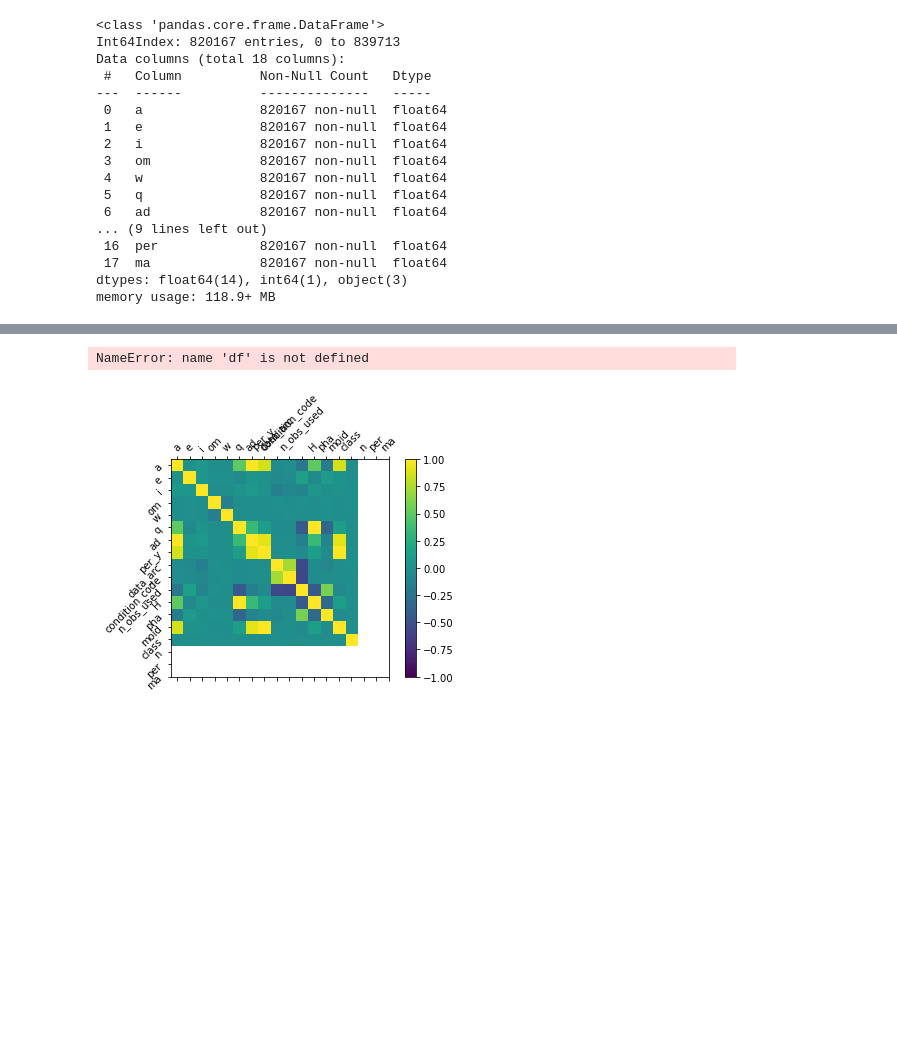
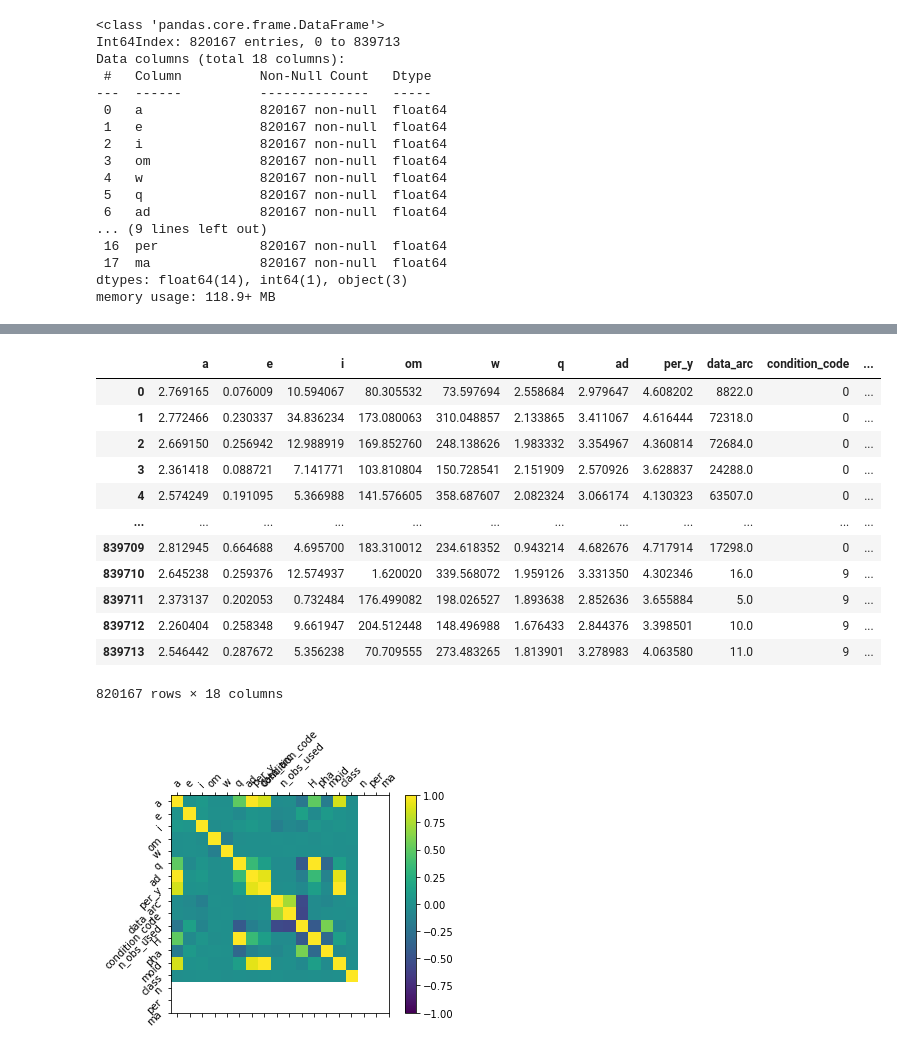
Before and after one commit to Jonefg0/AprendizajeSupervisado, a Jupyter notebook: Tarea/Tarea-U3.ipynb, the cells around one changed output, grey strips where cells are left out. Drawn from its saved outputs; the diff is of its cells as text; code cells hidden in the pictures; blank space fills up the shorter version.

```diff
--- a/Tarea/Tarea-U3.ipynb
+++ b/Tarea/Tarea-U3.ipynb
@@ -169,13 +200,21 @@ tenemos datos que son del tipo _object_ que son el **condition code**,**class**
 # %%
-df['class'].value_counts()
-df['pha'] = df['pha'].replace('Y', 1)
-df['pha'] = df['pha'].replace('N', 0)
 df['condition_code'] = df['condition_code'].replace('D', 8)
 df['condition_code'] = df['condition_code'].replace('E', 9)
-df['condition_code'] = pd.to_numeric(df["condition_code"])
 df
 # %% [output]
+|  | a | e | i | om | w | q | ad | per_y | data_arc | condition_code | ... |
+| 0 | 2.769165 | 0.076009 | 10.594067 | 80.305532 | 73.597694 | 2.558684 | 2.979647 | 4.608202 | 8822.0 | 0 | ... |
+| 1 | 2.772466 | 0.230337 | 34.836234 | 173.080063 | 310.048857 | 2.133865 | 3.411067 | 4.616444 | 72318.0 | 0 | ... |
+| 2 | 2.669150 | 0.256942 | 12.988919 | 169.852760 | 248.138626 | 1.983332 | 3.354967 | 4.360814 | 72684.0 | 0 | ... |
+| 3 | 2.361418 | 0.088721 | 7.141771 | 103.810804 | 150.728541 | 2.151909 | 2.570926 | 3.628837 | 24288.0 | 0 | ... |
+| 4 | 2.574249 | 0.191095 | 5.366988 | 141.576605 | 358.687607 | 2.082324 | 3.066174 | 4.130323 | 63507.0 | 0 | ... |
+| ... | ... | ... | ... | ... | ... | ... | ... | ... | ... | ... | ... |
+| 839709 | 2.812945 | 0.664688 | 4.695700 | 183.310012 | 234.618352 | 0.943214 | 4.682676 | 4.717914 | 17298.0 | 0 | ... |
+| 839710 | 2.645238 | 0.259376 | 12.574937 | 1.620020 | 339.568072 | 1.959126 | 3.331350 | 4.302346 | 16.0 | 9 | ... |
+| 839711 | 2.373137 | 0.202053 | 0.732484 | 176.499082 | 198.026527 | 1.893638 | 2.852636 | 3.655884 | 5.0 | 9 | ... |
+| 839712 | 2.260404 | 0.258348 | 9.661947 | 204.512448 | 148.496988 | 1.676433 | 2.844376 | 3.398501 | 10.0 | 9 | ... |
+| 839713 | 2.546442 | 0.287672 | 5.356238 | 70.709555 | 273.483265 | 1.813901 | 3.278983 | 4.063580 | 11.0 | 9 | ... |
-NameError: name 'df' is not defined
+820167 rows × 18 columns
 # %%
 #sustitucion de letras por valores en condition code
 
```
Also changed, not shown: parts of 28 cells of this notebook.
